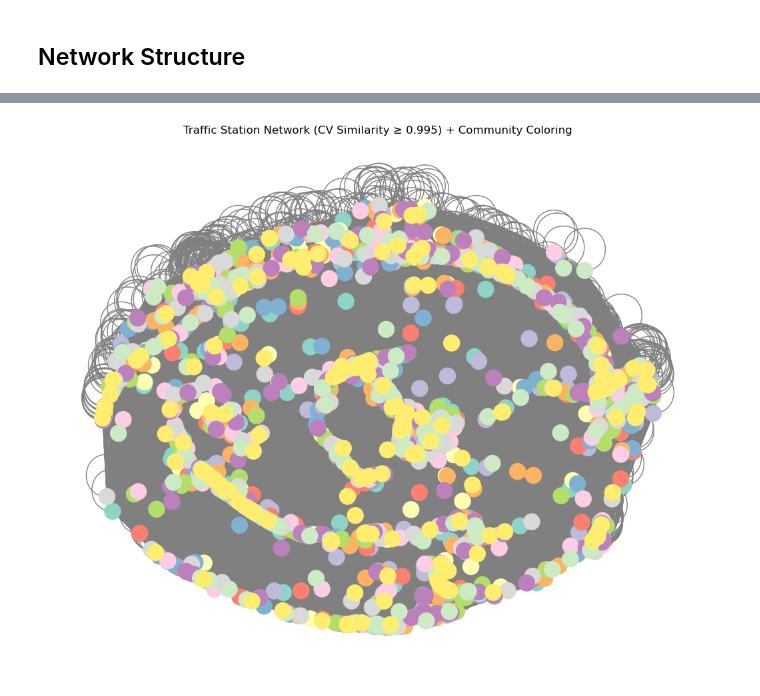
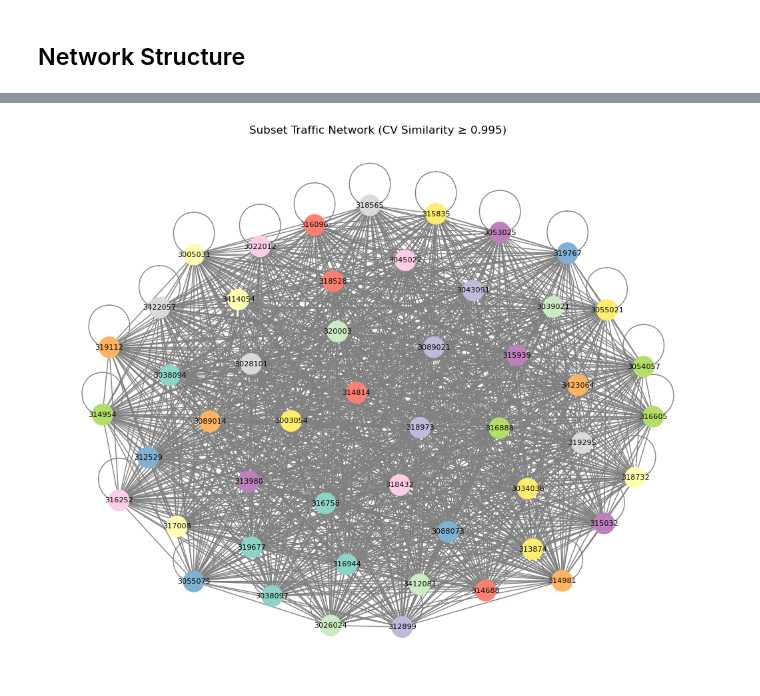
Before and after one commit to RichelCode/EV-Charging-Analysis, a Jupyter notebook: Untitled.ipynb, the cells around one changed output, grey strips where cells are left out. Saved outputs shown, nothing was run; the diff lists cells and outputs as text; code cells hidden in the pictures.

```diff
--- a/Untitled.ipynb
+++ b/Untitled.ipynb
@@ -221,43 +152,0 @@ Note: you may need to restart the kernel to use updated packages.
-# %%
-#Get unique CV per station
-station_cv_df = df[['Station', 'CV']].drop_duplicates().groupby('Station').mean().reset_index()
-
-# Compute cosine similarity between stations
-cv_matrix = station_cv_df['CV'].values.reshape(-1, 1)
-similarity_matrix = cosine_similarity(cv_matrix)
-
-#Create adjacency matrix with a higher threshold
-threshold = 0.995  # More strict to reduce clutter
-adj_matrix = (similarity_matrix >= threshold).astype(int)
-
-#  Build and clean the graph
-station_ids = station_cv_df['Station'].tolist()
-G = nx.from_numpy_array(adj_matrix)
-G = nx.relabel_nodes(G, {i: station_ids[i] for i in range(len(station_ids))})
-
-# Remove isolated nodes (degree = 0)
-isolated = list(nx.isolates(G))
-G.remove_nodes_from(isolated)
-
-# Community detection
-partition = community_louvain.best_partition(G)
-colors = [partition[node] for node in G.nodes()]
-
-# Visualize static graph (matplotlib)
-plt.figure(figsize=(10, 8))
-pos = nx.spring_layout(G, seed=42)
-nx.draw(G, pos, node_color=colors, with_labels=False, node_size=300, cmap=plt.cm.Set3, edge_color='gray')
-plt.title("Traffic Station Network (CV Similarity ≥ 0.995) + Community Coloring")
-plt.tight_layout()
-plt.show()
-
-# Export interactive HTML graph
-net = Network(height='750px', width='100%', notebook=False)
-net.from_nx(G)
-net.show("traffic_station_network.html")
-
-# Save adjacency matrix
-adj_df = pd.DataFrame(adj_matrix, index=station_ids, columns=station_ids)
-adj_df.to_csv("cv_based_adjacency_matrix.csv")
-# %% [output]
-[figure, removed]
@@ -270,0 +153,36 @@ plt.show()
+# %%
+#Extract unique CV per station
+station_cv_df = df[['Station', 'CV']].drop_duplicates().groupby('Station').mean().reset_index()
+
+# Subset the stations for clarity
+subset_df = station_cv_df.sample(n=50, random_state=42)
+
+# Compute similarity matrix for the subset
+cv_matrix = subset_df['CV'].values.reshape(-1, 1)
+similarity_matrix = cosine_similarity(cv_matrix)
+
+#Create adjacency matrix with stricter threshold
+threshold = 0.995
+adj_matrix = (similarity_matrix >= threshold).astype(int)
+
+#Build and clean the graph
+station_ids = subset_df['Station'].tolist()
+G = nx.from_numpy_array(adj_matrix)
+G = nx.relabel_nodes(G, {i: station_ids[i] for i in range(len(station_ids))})
+
+# Remove isolated nodes (degree = 0)
+isolated = list(nx.isolates(G))
+G.remove_nodes_from(isolated)
+
+#Community detection
+partition = community_louvain.best_partition(G)
+colors = [partition[node] for node in G.nodes()]
+
+# Visualize static graph
+plt.figure(figsize=(10, 8))
+pos = nx.spring_layout(G, seed=42)
+nx.draw(G, pos, node_color=colors, with_labels=True, node_size=500, font_size=8, cmap=plt.cm.Set3, edge_color='gray')
+plt.title("Subset Traffic Network (CV Similarity ≥ 0.995)")
+plt.show()
+# %% [output]
+[figure, added]
```
Also changed, not shown: parts of 5 cells of this notebook.
